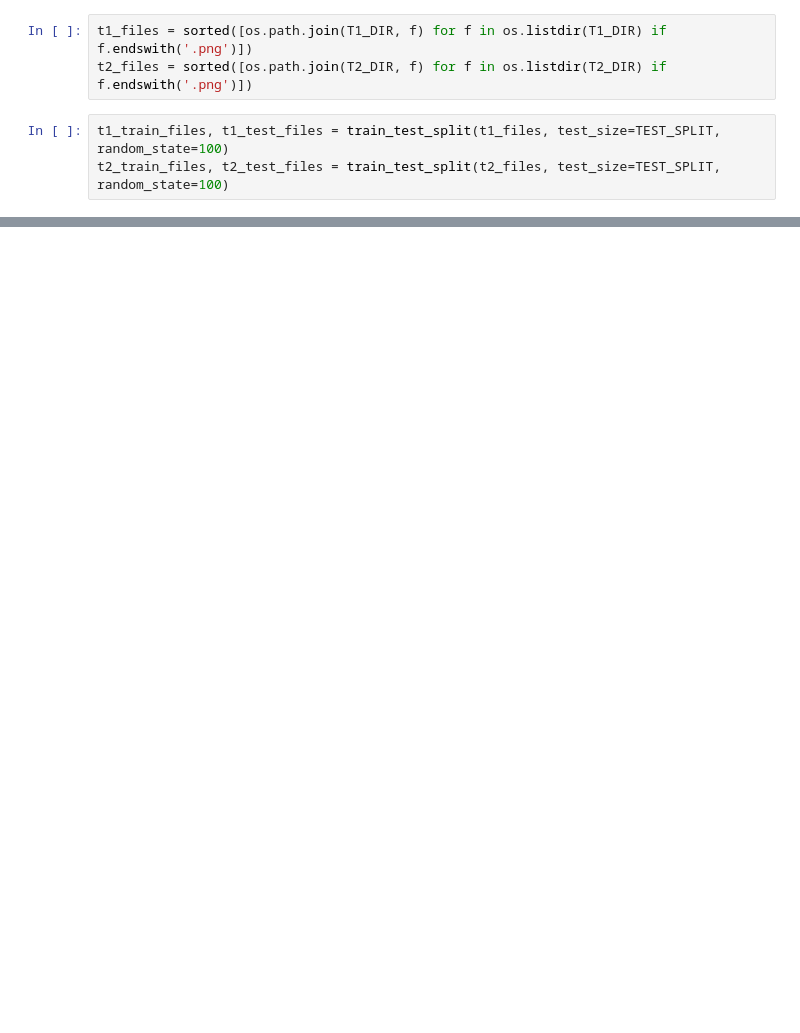
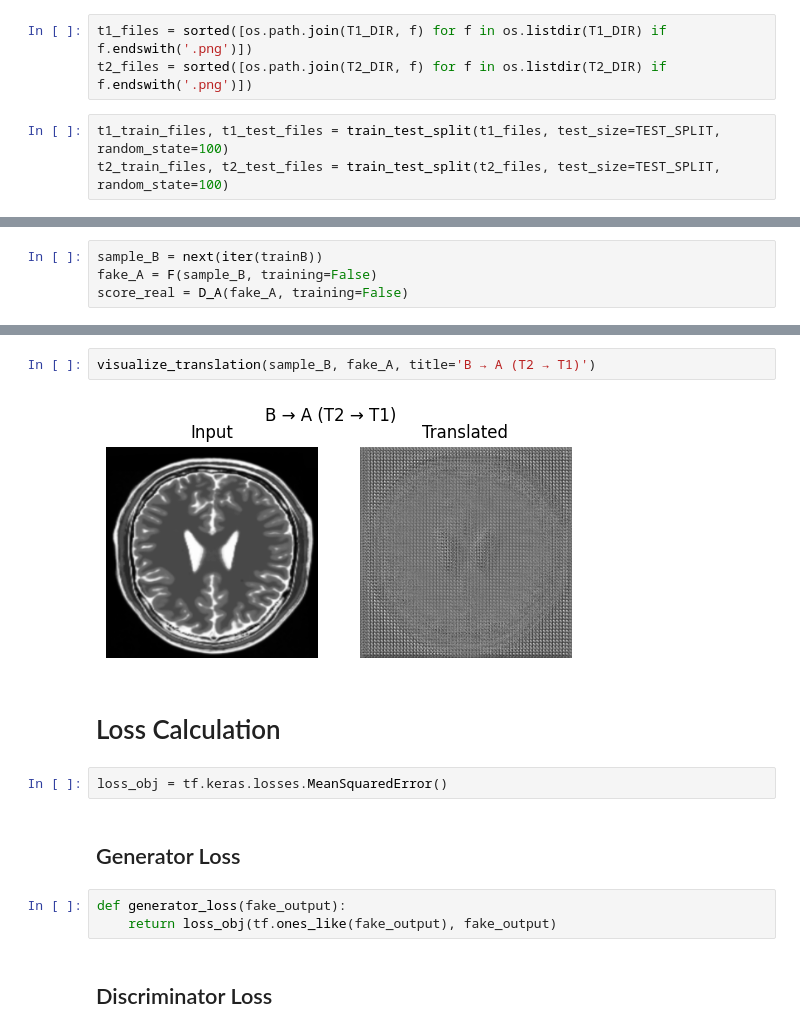
Before and after one commit to Debnath-Goutam/Style-Transfer-using-GAN-Capstone-, a Jupyter notebook: Capstone Project.ipynb, the cells around one changed output, grey strips where cells are left out. Saved outputs shown, nothing was run; the diff lists cells and outputs as text; blank space fills up the shorter version.

```diff
--- a/Capstone Project.ipynb
+++ b/Capstone Project.ipynb
@@ -34,0 +199,4 @@ t2_train_files, t2_test_files = train_test_split(t2_files, test_size=TEST_SPLIT,
+# %%
+sample_B = next(iter(trainB))
+fake_A = F(sample_B, training=False)
+score_real = D_A(fake_A, training=False)
@@ -34,0 +221,15 @@ t2_train_files, t2_test_files = train_test_split(t2_files, test_size=TEST_SPLIT,
+# %%
+visualize_translation(sample_B, fake_A, title='B → A (T2 → T1)')
+# %% [output]
+[figure, added]
+# %% [markdown]
+# Loss Calculation
+# %%
+loss_obj = tf.keras.losses.MeanSquaredError()
+# %% [markdown]
+## Generator Loss
+# %%
+def generator_loss(fake_output):
+    return loss_obj(tf.ones_like(fake_output), fake_output)
+# %% [markdown]
+## Discriminator Loss
```
Also changed, not shown: parts of 28 cells of this notebook.
